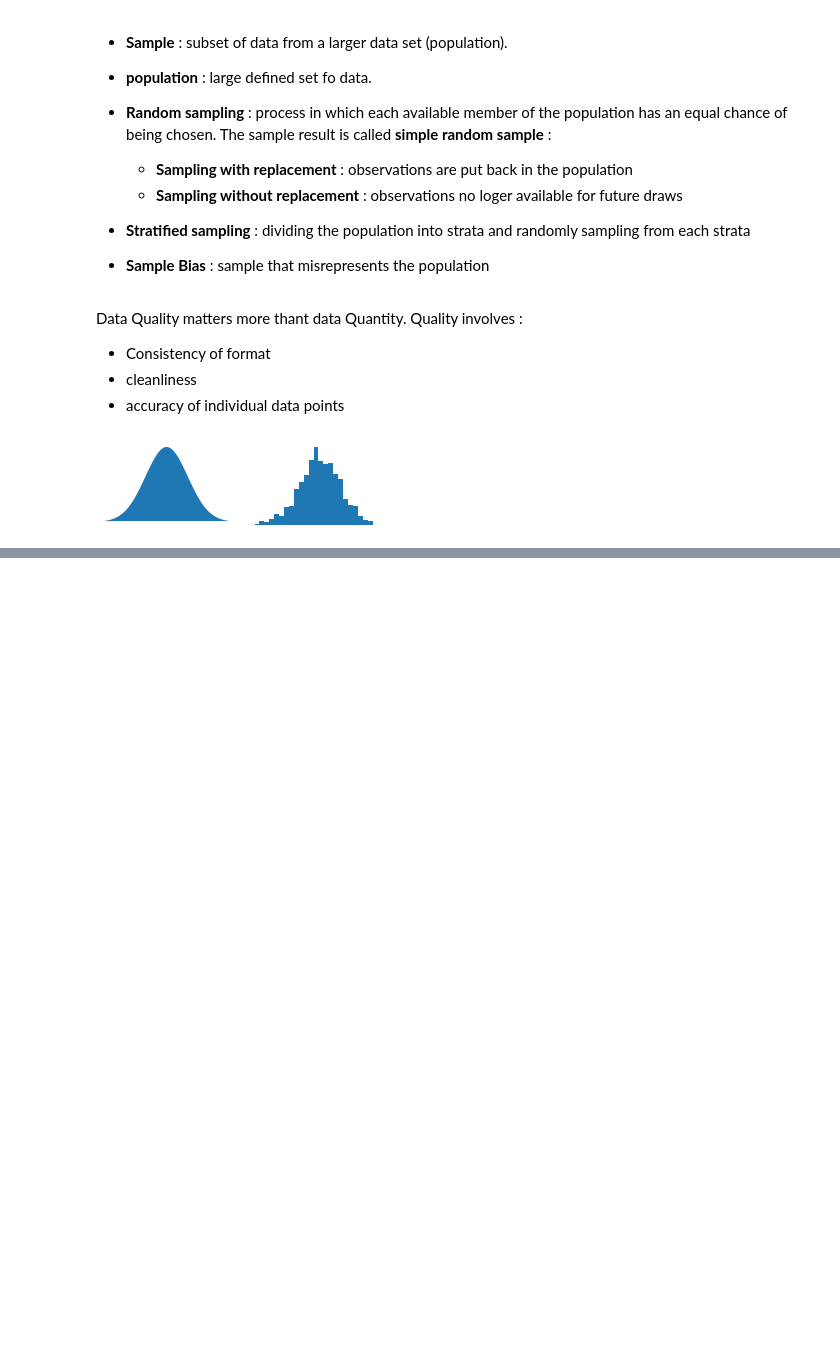
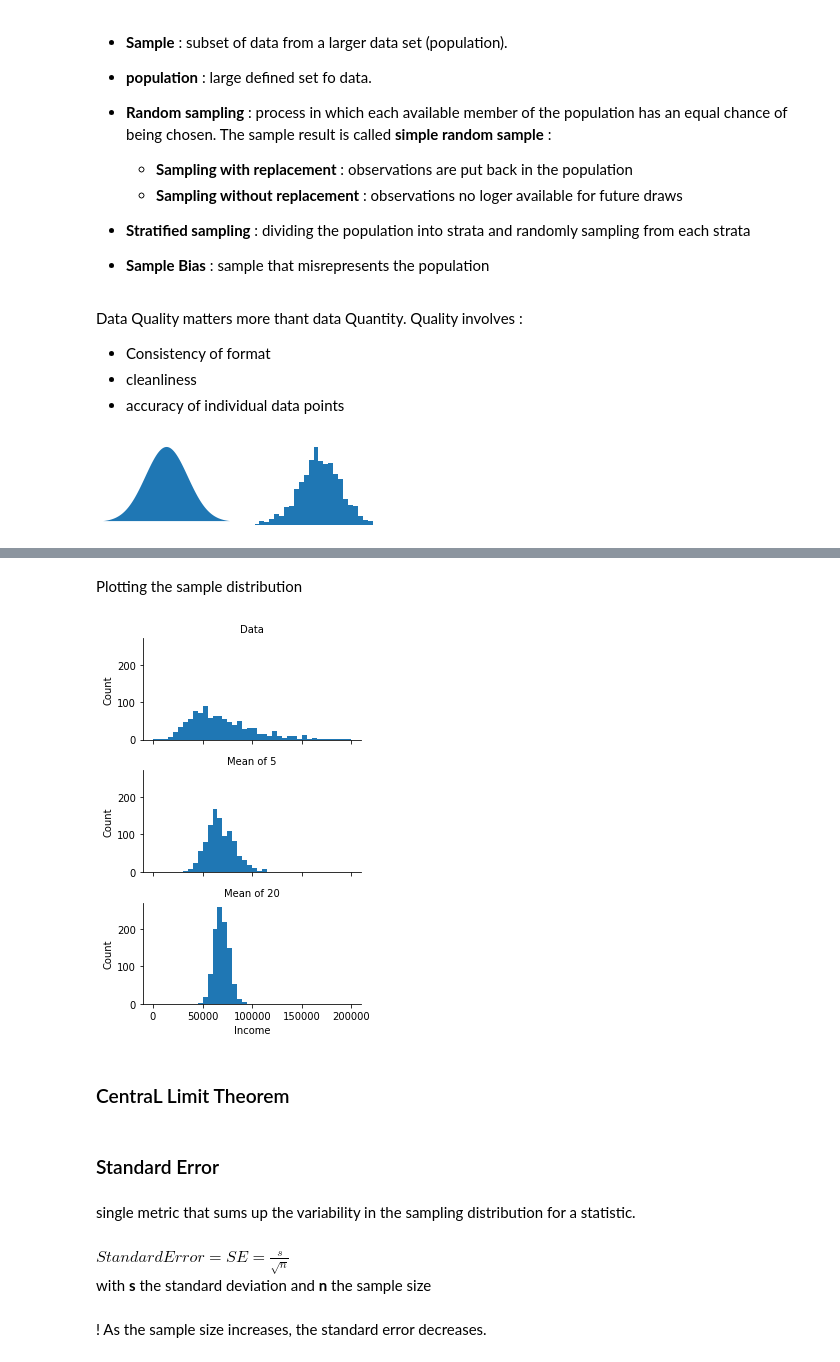
Before and after one commit to chikoungoun/Practical-Stats-for-DS, a Jupyter notebook: PS for DS - Chap 2.ipynb, the cells around one changed output, grey strips where cells are left out. Cells and saved outputs as stored; diff of their text form; code cells hidden in the pictures; blank space fills up the shorter version.

```diff
--- a/PS for DS - Chap 2.ipynb
+++ b/PS for DS - Chap 2.ipynb
@@ -141,0 +144,23 @@ print('\n Results \n\n',results.head())
+# %% [markdown]
+Plotting the sample distribution
+# %%
+g = sns.FacetGrid(results,col='type',col_wrap=1,height=2,aspect=2)
+g.map(plt.hist,'income',range=[0,200000],bins=40)
+g.set_axis_labels('Income','Count')
+g.set_titles('{col_name}')
+
+plt.tight_layout()
+plt.show()
+# %% [output]
+[figure, added]
+# %% [markdown]
+### CentraL Limit Theorem
+# %% [markdown]
+### Standard Error
+# %% [markdown]
+single metric that sums up the variability in the sampling distribution for a statistic.
+# %% [markdown]
+$Standard Error = SE = \frac{s}{\sqrt{n}}$
+with **s** the standard deviation and **n** the sample size
+# %% [markdown]
+! As the sample size increases, the standard error decreases.
```
Also changed, not shown: parts of 37 cells of this notebook.
